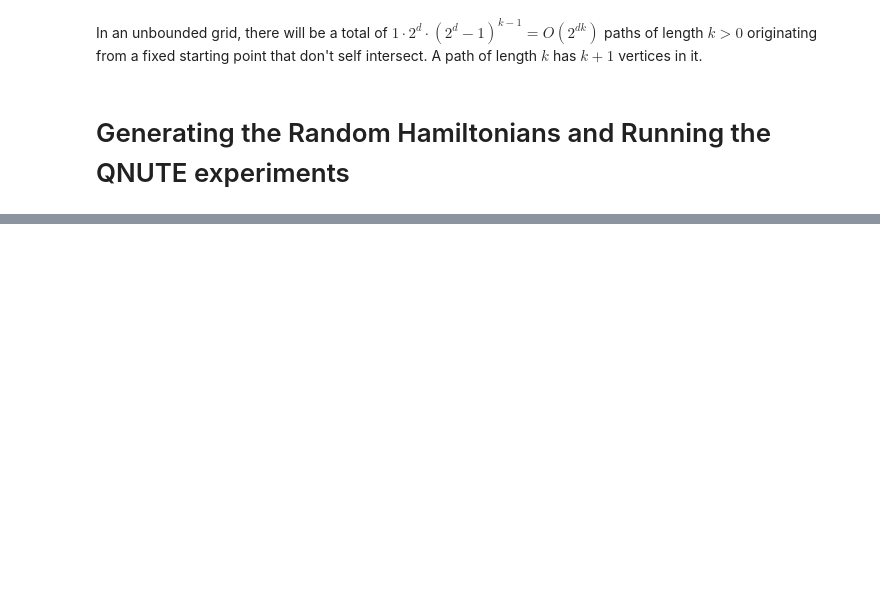
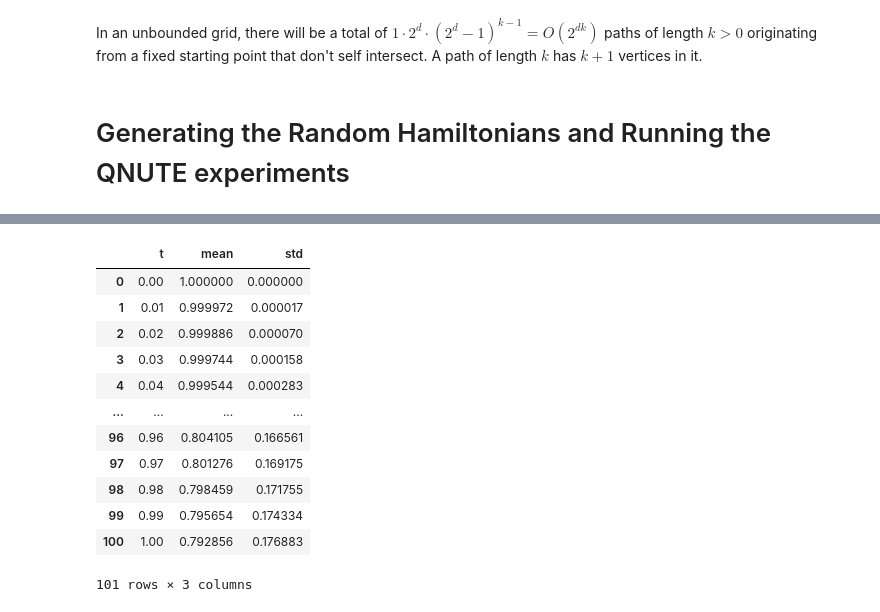
Before and after one commit to KnightShuffler/Quantum-Non-Unitary-Time-Evolution-Public-, a Jupyter notebook: Sandbox Notebooks/Figure scripts.ipynb, the cells around one changed output, grey strips where cells are left out. Saved outputs shown, nothing was run; the diff lists cells and outputs as text; code cells hidden in the pictures; blank space fills up the shorter version.

```diff
--- a/Sandbox Notebooks/Figure scripts.ipynb
+++ b/Sandbox Notebooks/Figure scripts.ipynb
@@ -369,0 +471,16 @@ pd.read_csv(r'logs\2023-02-22\figure_data\dt=0.1\D=1\trotter=True\overall_mean_f
+# %%
+df
+# %% [output]
+|  | t | mean | std |
+| 0 | 0.00 | 1.000000 | 0.000000 |
+| 1 | 0.01 | 0.999972 | 0.000017 |
+| 2 | 0.02 | 0.999886 | 0.000070 |
+| 3 | 0.03 | 0.999744 | 0.000158 |
+| 4 | 0.04 | 0.999544 | 0.000283 |
+| ... | ... | ... | ... |
+| 96 | 0.96 | 0.804105 | 0.166561 |
+| 97 | 0.97 | 0.801276 | 0.169175 |
+| 98 | 0.98 | 0.798459 | 0.171755 |
+| 99 | 0.99 | 0.795654 | 0.174334 |
+| 100 | 1.00 | 0.792856 | 0.176883 |
+101 rows × 3 columns
```
Also changed, not shown: parts of 16 cells of this notebook, 1 other file.
